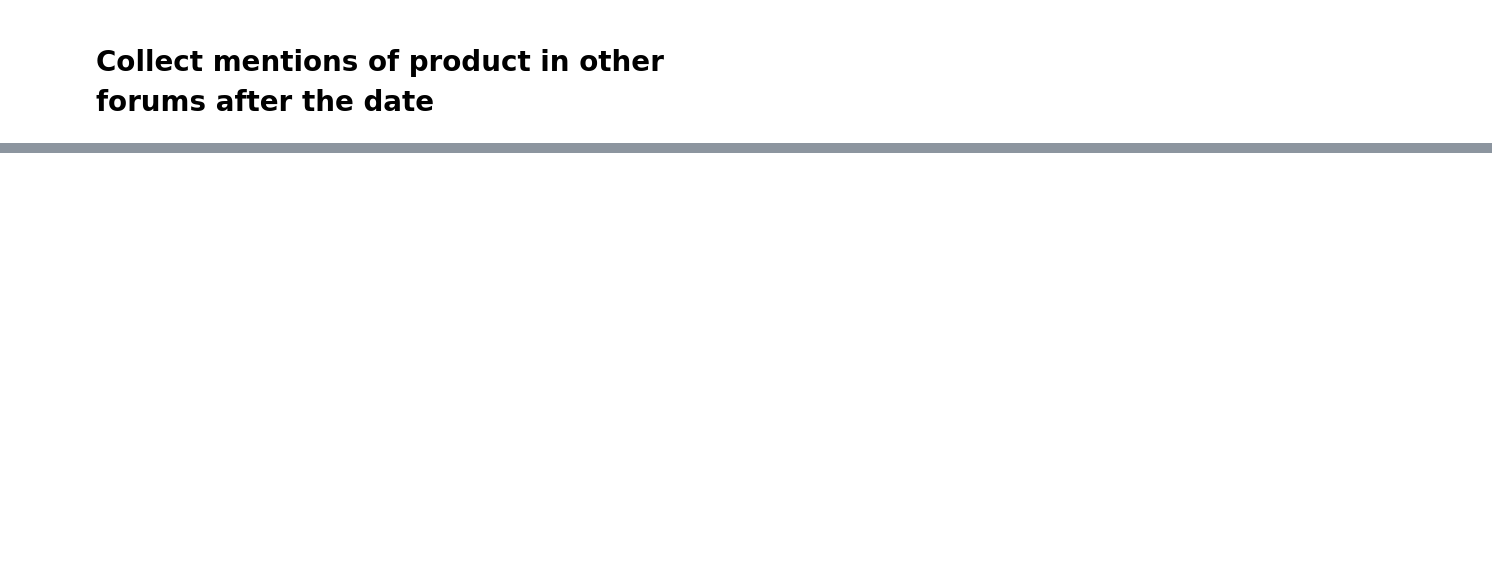
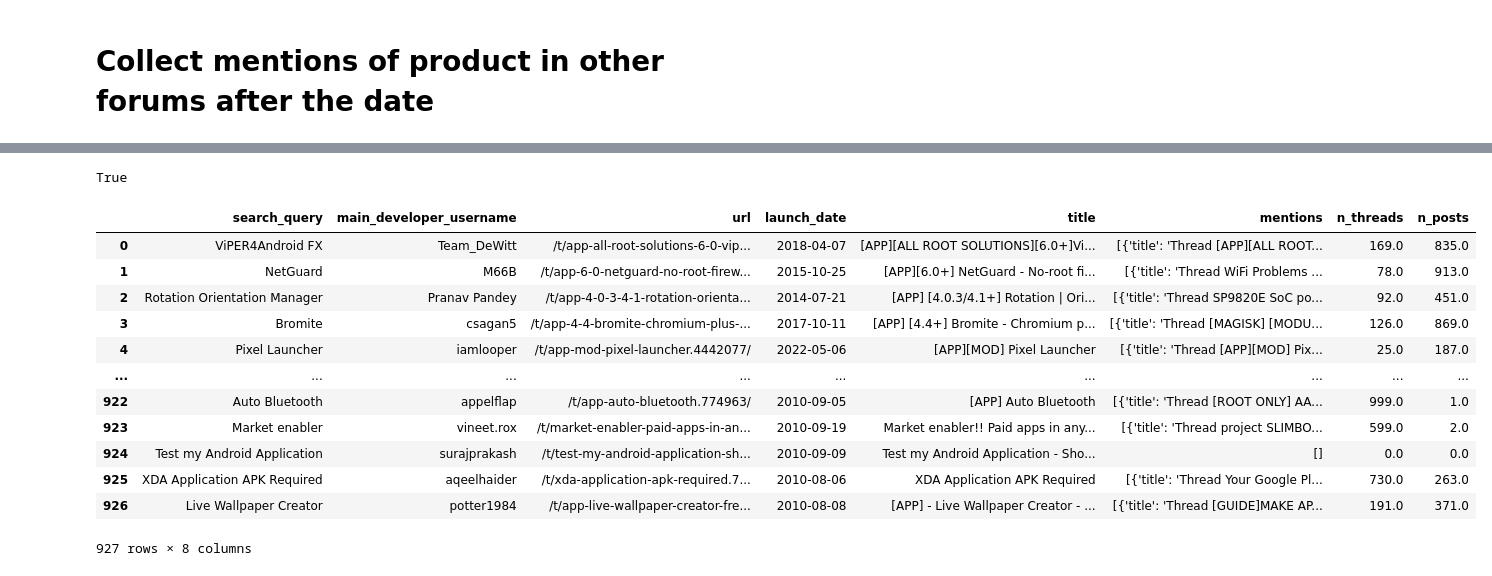
Before and after one commit to yanagerina/researchproposal, a Jupyter notebook: Scraper_N.ipynb, the cells around one changed output, grey strips where cells are left out. Cells and saved outputs as stored; diff of their text form; code cells hidden in the pictures; blank space fills up the shorter version.

Commit message:
Final commit without data

```diff
--- a/Scraper_N.ipynb
+++ b/Scraper_N.ipynb
@@ -221,0 +250,2 @@ driver.quit()
+# %%
+pages_date["search_query"] = pages_date["search_query"].str.strip()
@@ -221,0 +268,2 @@ driver.quit()
+# %%
+pages_date.loc[2,"search_query"] = "Rotation Orientation Manager"
@@ -221,0 +272,2 @@ driver.quit()
+# %%
+query_dict = pages_date[["search_query", "main_developer_username","url", "launch_date", "title"]].to_dict(orient="records")
@@ -221,0 +365,22 @@ driver.quit()
+# %%
+driver.find_element(By.TAG_NAME, "p").text =='The forums are currently offline while we are performing system maintenance. Be back soon!'
+# %% [output]
+True
+# %%
+df = pd.DataFrame(query_dict)
+# %%
+df
+# %% [output]
+|  | search_query | main_developer_username | url | launch_date | title | mentions | n_threads | n_posts |
+| 0 | ViPER4Android FX | Team_DeWitt | /t/app-all-root-solutions-6-0-vip... | 2018-04-07 | [APP][ALL ROOT SOLUTIONS][6.0+]Vi... | [{'title': 'Thread [APP][ALL ROOT... | 169.0 | 835.0 |
+| 1 | NetGuard | M66B | /t/app-6-0-netguard-no-root-firew... | 2015-10-25 | [APP][6.0+] NetGuard - No-root fi... | [{'title': 'Thread WiFi Problems ... | 78.0 | 913.0 |
+| 2 | Rotation Orientation Manager | Pranav Pandey | /t/app-4-0-3-4-1-rotation-orienta... | 2014-07-21 | [APP] [4.0.3/4.1+] Rotation | Ori... | [{'title': 'Thread SP9820E SoC po... | 92.0 | 451.0 |
+| 3 | Bromite | csagan5 | /t/app-4-4-bromite-chromium-plus-... | 2017-10-11 | [APP] [4.4+] Bromite - Chromium p... | [{'title': 'Thread [MAGISK] [MODU... | 126.0 | 869.0 |
+| 4 | Pixel Launcher | iamlooper | /t/app-mod-pixel-launcher.4442077/ | 2022-05-06 | [APP][MOD] Pixel Launcher | [{'title': 'Thread [APP][MOD] Pix... | 25.0 | 187.0 |
+| ... | ... | ... | ... | ... | ... | ... | ... | ... |
+| 922 | Auto Bluetooth | appelflap | /t/app-auto-bluetooth.774963/ | 2010-09-05 | [APP] Auto Bluetooth | [{'title': 'Thread [ROOT ONLY] AA... | 999.0 | 1.0 |
+| 923 | Market enabler | vineet.rox | /t/market-enabler-paid-apps-in-an... | 2010-09-19 | Market enabler!! Paid apps in any... | [{'title': 'Thread project SLIMBO... | 599.0 | 2.0 |
+| 924 | Test my Android Application | surajprakash | /t/test-my-android-application-sh... | 2010-09-09 | Test my Android Application - Sho... | [] | 0.0 | 0.0 |
+| 925 | XDA Application APK Required | aqeelhaider | /t/xda-application-apk-required.7... | 2010-08-06 | XDA Application APK Required | [{'title': 'Thread Your Google Pl... | 730.0 | 263.0 |
+| 926 | Live Wallpaper Creator | potter1984 | /t/app-live-wallpaper-creator-fre... | 2010-08-08 | [APP] - Live Wallpaper Creator - ... | [{'title': 'Thread [GUIDE]MAKE AP... | 191.0 | 371.0 |
+927 rows × 8 columns
```
Also changed, not shown: parts of 65 cells of this notebook, 15 other files.
